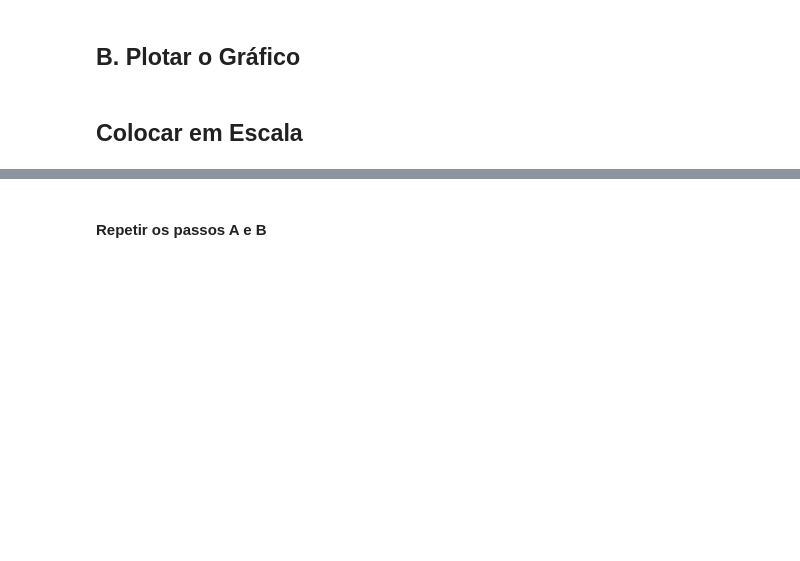
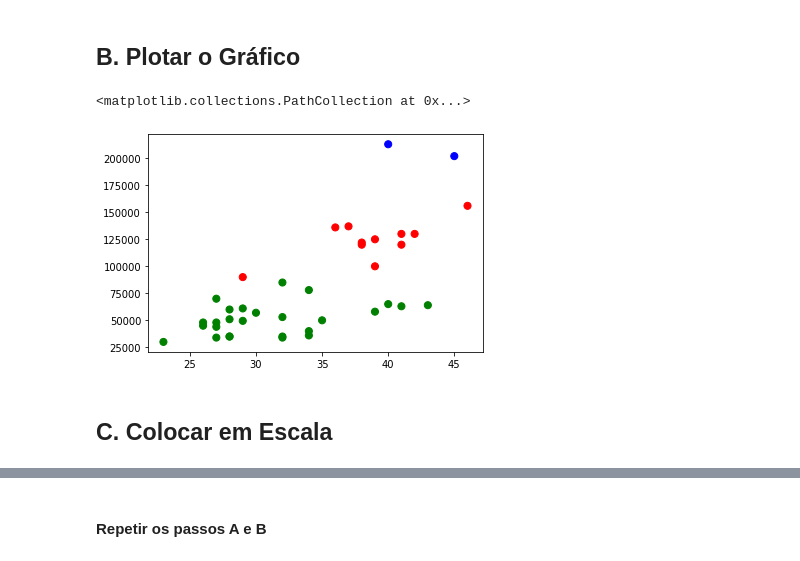
Before and after one commit to fernandoans/machinelearning, a Jupyter notebook: ML01-KMeans.ipynb, the cells around one changed output, grey strips where cells are left out. Saved outputs shown, nothing was run; the diff lists cells and outputs as text; code cells hidden in the pictures; blank space fills up the shorter version.

```diff
--- a/ML01-KMeans.ipynb
+++ b/ML01-KMeans.ipynb
@@ -36,10 +57,13 @@ df.head()
 # %% [markdown]
 ## B. Plotar o Gráfico
 # %%
-cores = np.array(['green', 'red', 'blue'])
+cores = np.array(['green', 'red', 'blue', 'yellow', 'black'])
 plt.scatter(x=df['Idade'],
             y=df['Salário'],
             c=cores[df.ypred], s=50)
+# %% [output]
+<matplotlib.collections.PathCollection at 0x...>
+[figure, added]
 # %% [markdown]
-## Colocar em Escala
+## C. Colocar em Escala
 # %%
```
Also changed, not shown: parts of 10 cells of this notebook, 22 other files.
